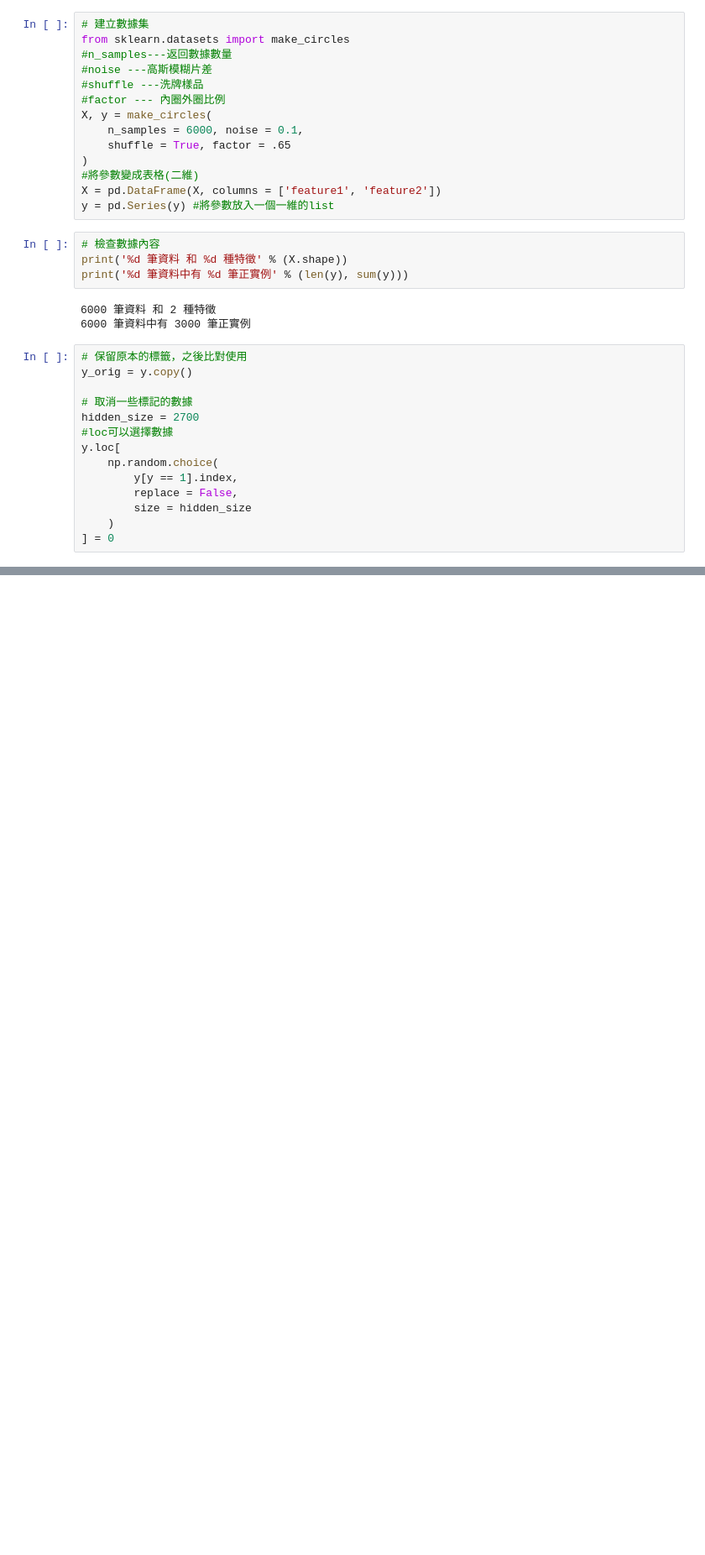
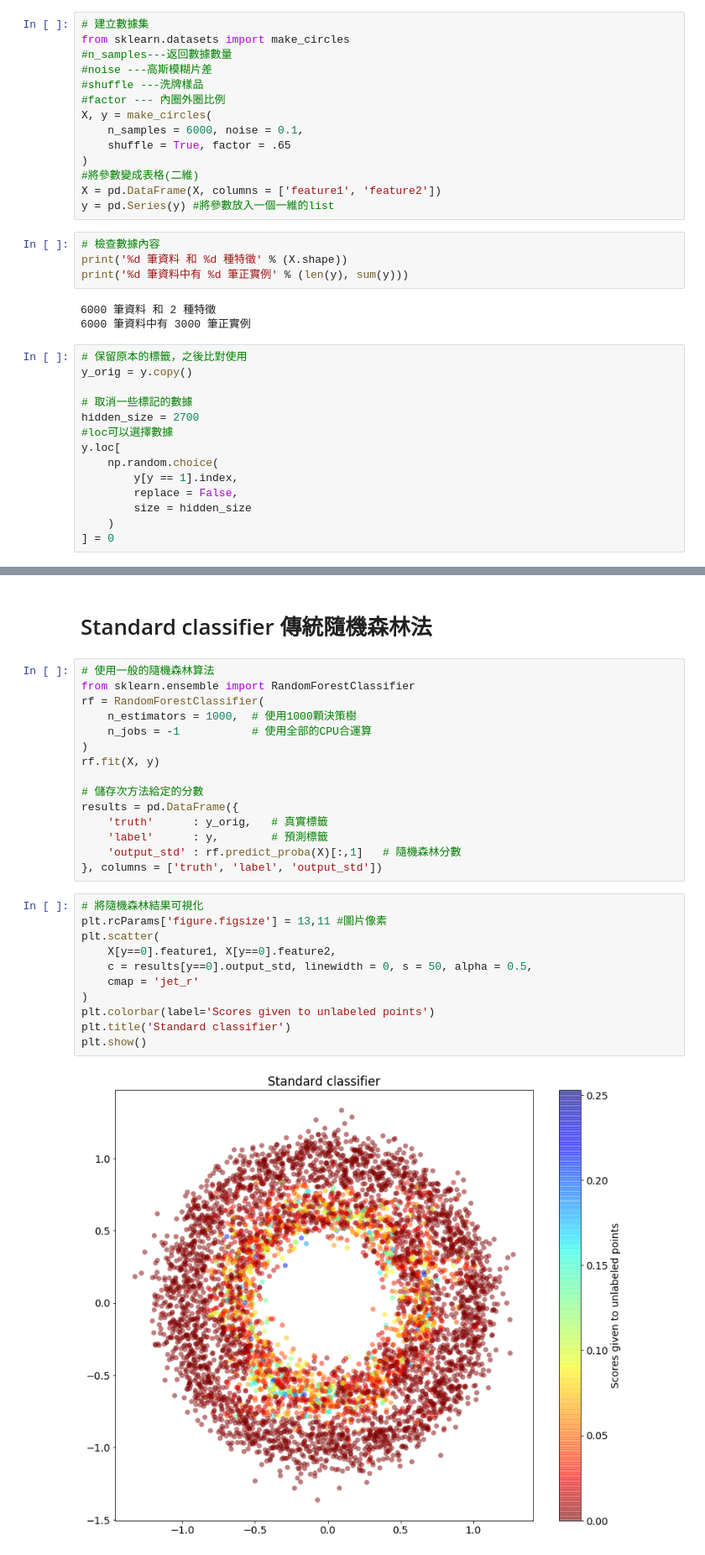
Before and after one commit to a0985944005/PU-learning, a Jupyter notebook: pu-learning_circles.ipynb, the cells around one changed output, grey strips where cells are left out. Shown at 84% size. Cells and saved outputs as stored; diff of their text form; blank space fills up the shorter version.

```diff
--- a/pu-learning_circles.ipynb
+++ b/pu-learning_circles.ipynb
@@ -60,0 +65,30 @@ plt.show()
+# %% [markdown]
+# Standard classifier 傳統隨機森林法
+# %%
+# 使用一般的隨機森林算法
+from sklearn.ensemble import RandomForestClassifier
+rf = RandomForestClassifier(
+    n_estimators = 1000,  # 使用1000顆決策樹
+    n_jobs = -1           # 使用全部的CPU合運算
+)
+rf.fit(X, y)
+
+# 儲存次方法給定的分數
+results = pd.DataFrame({
+    'truth'      : y_orig,   # 真實標籤
+    'label'      : y,        # 預測標籤
+    'output_std' : rf.predict_proba(X)[:,1]   # 隨機森林分數
+}, columns = ['truth', 'label', 'output_std'])
+# %%
+# 將隨機森林結果可視化
+plt.rcParams['figure.figsize'] = 13,11 #圖片像素
+plt.scatter(
+    X[y==0].feature1, X[y==0].feature2,
+    c = results[y==0].output_std, linewidth = 0, s = 50, alpha = 0.5,
+    cmap = 'jet_r'
+)
+plt.colorbar(label='Scores given to unlabeled points')
+plt.title('Standard classifier')
+plt.show()
+# %% [output]
+[figure, added]
```
Also changed, not shown: parts of 13 cells of this notebook, 1 other file.
